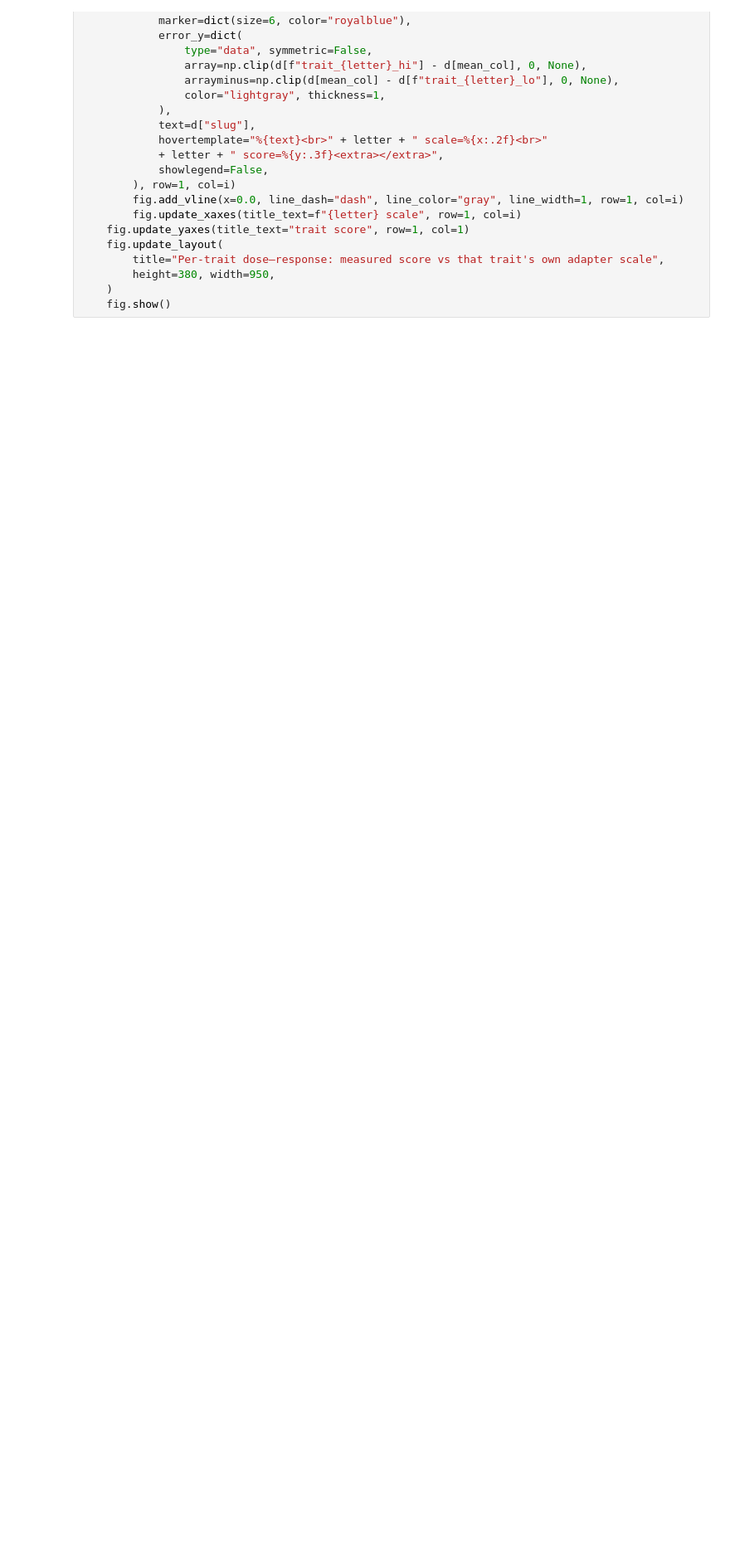
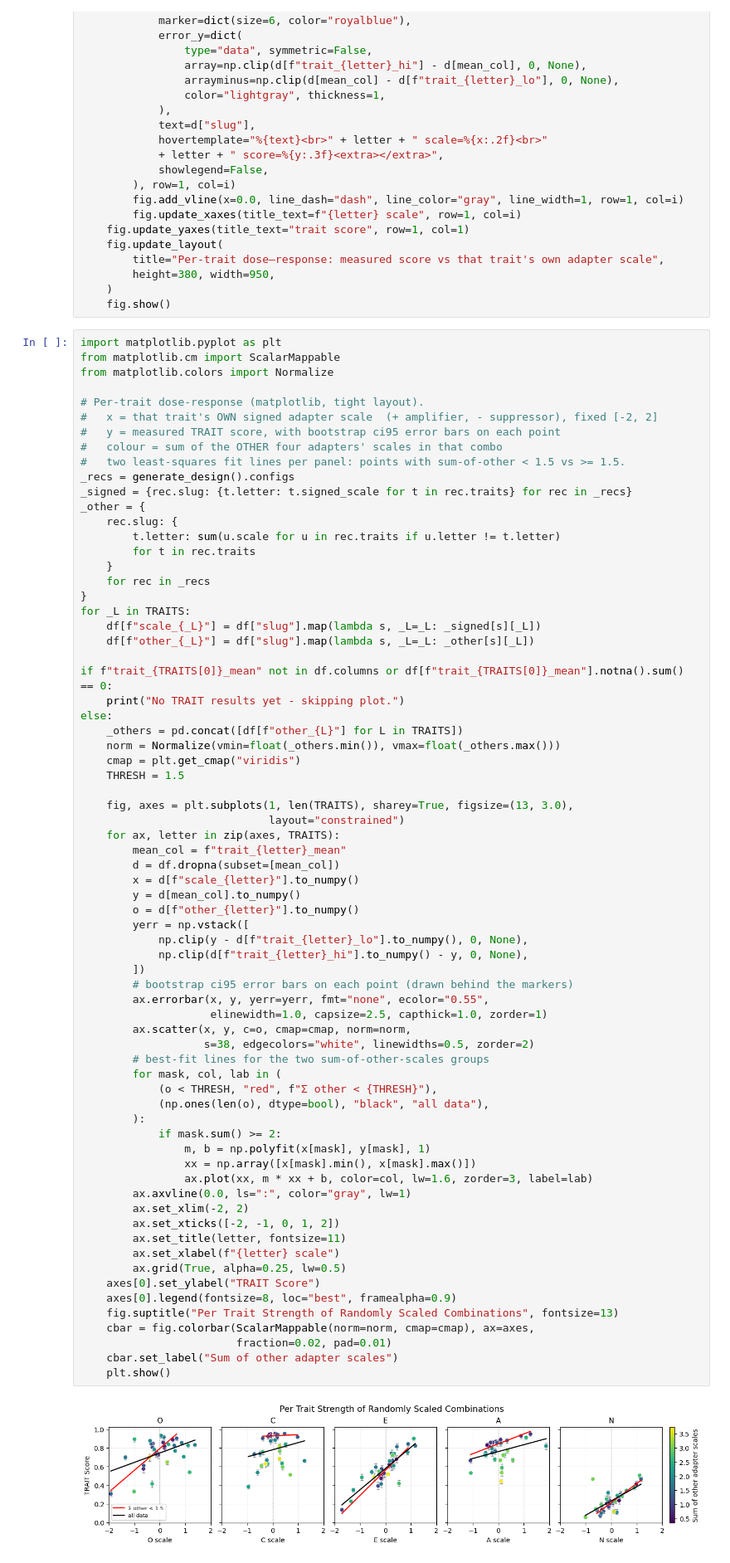
Before and after one commit to persona-cartography/persona-cartography, a Jupyter notebook: scripts_dev/combinations_experiment/analyze.ipynb, the cells around one changed output. Shown at 83% size. Drawn from its saved outputs; the diff is of its cells as text; blank space fills up the shorter version.

```diff
--- a/scripts_dev/combinations_experiment/analyze.ipynb
+++ b/scripts_dev/combinations_experiment/analyze.ipynb
@@ -519,6 +519,78 @@ else:
         height=380, width=950,
     )
     fig.show()
+# %%
+import matplotlib.pyplot as plt
+from matplotlib.cm import ScalarMappable
+from matplotlib.colors import Normalize
+
+# Per-trait dose-response (matplotlib, tight layout).
+#   x = that trait's OWN signed adapter scale  (+ amplifier, - suppressor), fixed [-2, 2]
+#   y = measured TRAIT score, with bootstrap ci95 error bars on each point
+#   colour = sum of the OTHER four adapters' scales in that combo
+#   two least-squares fit lines per panel: points with sum-of-other < 1.5 vs >= 1.5.
+_recs = generate_design().configs
+_signed = {rec.slug: {t.letter: t.signed_scale for t in rec.traits} for rec in _recs}
+_other = {
+    rec.slug: {
+        t.letter: sum(u.scale for u in rec.traits if u.letter != t.letter)
+        for t in rec.traits
+    }
+    for rec in _recs
+}
+for _L in TRAITS:
+    df[f"scale_{_L}"] = df["slug"].map(lambda s, _L=_L: _signed[s][_L])
+    df[f"other_{_L}"] = df["slug"].map(lambda s, _L=_L: _other[s][_L])
+
+if f"trait_{TRAITS[0]}_mean" not in df.columns or df[f"trait_{TRAITS[0]}_mean"].notna().sum() == 0:
+    print("No TRAIT results yet - skipping plot.")
+else:
+    _others = pd.concat([df[f"other_{L}"] for L in TRAITS])
+    norm = Normalize(vmin=float(_others.min()), vmax=float(_others.max()))
+    cmap = plt.get_cmap("viridis")
+    THRESH = 1.5
+
+    fig, axes = plt.subplots(1, len(TRAITS), sharey=True, figsize=(13, 3.0),
+                             layout="constrained")
+    for ax, letter in zip(axes, TRAITS):
+        mean_col = f"trait_{letter}_mean"
+        d = df.dropna(subset=[mean_col])
+        x = d[f"scale_{letter}"].to_numpy()
+        y = d[mean_col].to_numpy()
+        o = d[f"other_{letter}"].to_numpy()
+        yerr = np.vstack([
+            np.clip(y - d[f"trait_{letter}_lo"].to_numpy(), 0, None),
+            np.clip(d[f"trait_{letter}_hi"].to_numpy() - y, 0, None),
+        ])
+        # bootstrap ci95 error bars on each point (drawn behind the markers)
+        ax.errorbar(x, y, yerr=yerr, fmt="none", ecolor="0.55",
+                    elinewidth=1.0, capsize=2.5, capthick=1.0, zorder=1)
+        ax.scatter(x, y, c=o, cmap=cmap, norm=norm,
+                   s=38, edgecolors="white", linewidths=0.5, zorder=2)
+        # best-fit lines for the two sum-of-other-scales groups
+        for mask, col, lab in (
+            (o < THRESH, "red", f"Σ other < {THRESH}"),
+            (np.ones(len(o), dtype=bool), "black", "all data"),
+        ):
+            if mask.sum() >= 2:
+                m, b = np.polyfit(x[mask], y[mask], 1)
+                xx = np.array([x[mask].min(), x[mask].max()])
+                ax.plot(xx, m * xx + b, color=col, lw=1.6, zorder=3, label=lab)
+        ax.axvline(0.0, ls=":", color="gray", lw=1)
+        ax.set_xlim(-2, 2)
+        ax.set_xticks([-2, -1, 0, 1, 2])
+        ax.set_title(letter, fontsize=11)
+        ax.set_xlabel(f"{letter} scale")
+        ax.grid(True, alpha=0.25, lw=0.5)
+    axes[0].set_ylabel("TRAIT Score")
+    axes[0].legend(fontsize=8, loc="best", framealpha=0.9)
+    fig.suptitle("Per Trait Strength of Randomly Scaled Combinations", fontsize=13)
+    cbar = fig.colorbar(ScalarMappable(norm=norm, cmap=cmap), ax=axes,
+                        fraction=0.02, pad=0.01)
+    cbar.set_label("Sum of other adapter scales")
+    plt.show()
+# %% [output]
+[figure, added]
 # %% [markdown]
 ## Same plots, but TRAIT *choice mass* instead of MMLU
 
```
Also changed, not shown: 2 other files.
